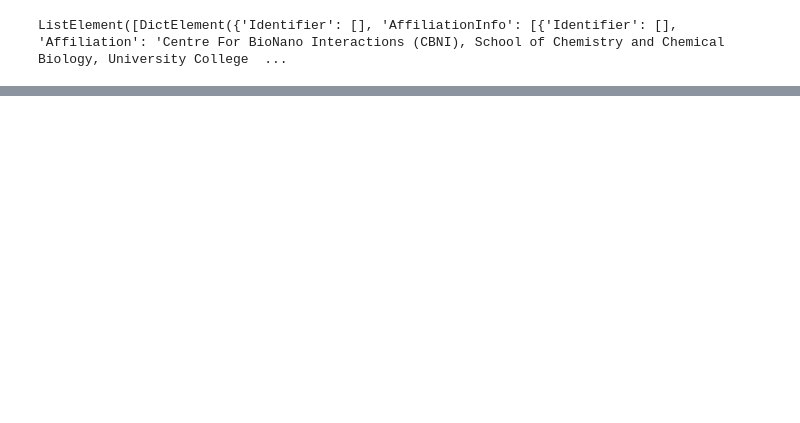
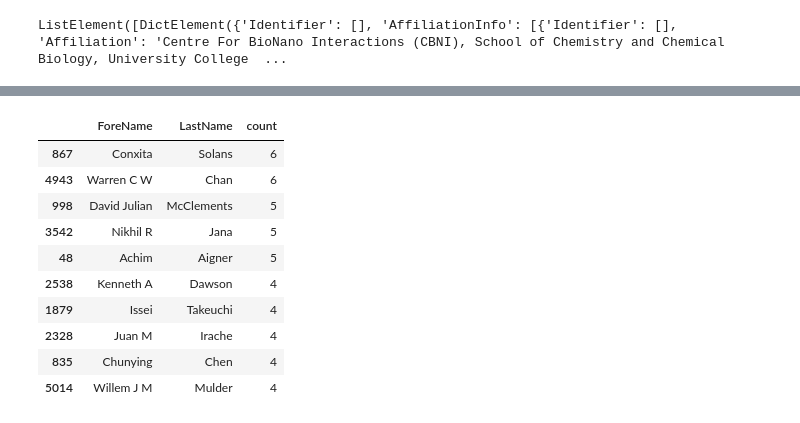
Before and after one commit to junswj/paper_start, a Jupyter notebook: paper_get.ipynb, the cells around one changed output, grey strips where cells are left out. Cells and saved outputs as stored; diff of their text form; code cells hidden in the pictures; blank space fills up the shorter version.

```diff
--- a/paper_get.ipynb
+++ b/paper_get.ipynb
@@ -110,0 +110,16 @@ pd.concat(dfs, axis=0)
+# %%
+top=author_count_df.head(10)
+# %%
+top
+# %% [output]
+|  | ForeName | LastName | count |
+| 867 | Conxita | Solans | 6 |
+| 4943 | Warren C W | Chan | 6 |
+| 998 | David Julian | McClements | 5 |
+| 3542 | Nikhil R | Jana | 5 |
+| 48 | Achim | Aigner | 5 |
+| 2538 | Kenneth A | Dawson | 4 |
+| 1879 | Issei | Takeuchi | 4 |
+| 2328 | Juan M | Irache | 4 |
+| 835 | Chunying | Chen | 4 |
+| 5014 | Willem J M | Mulder | 4 |
```
Also changed, not shown: parts of 31 cells of this notebook.
